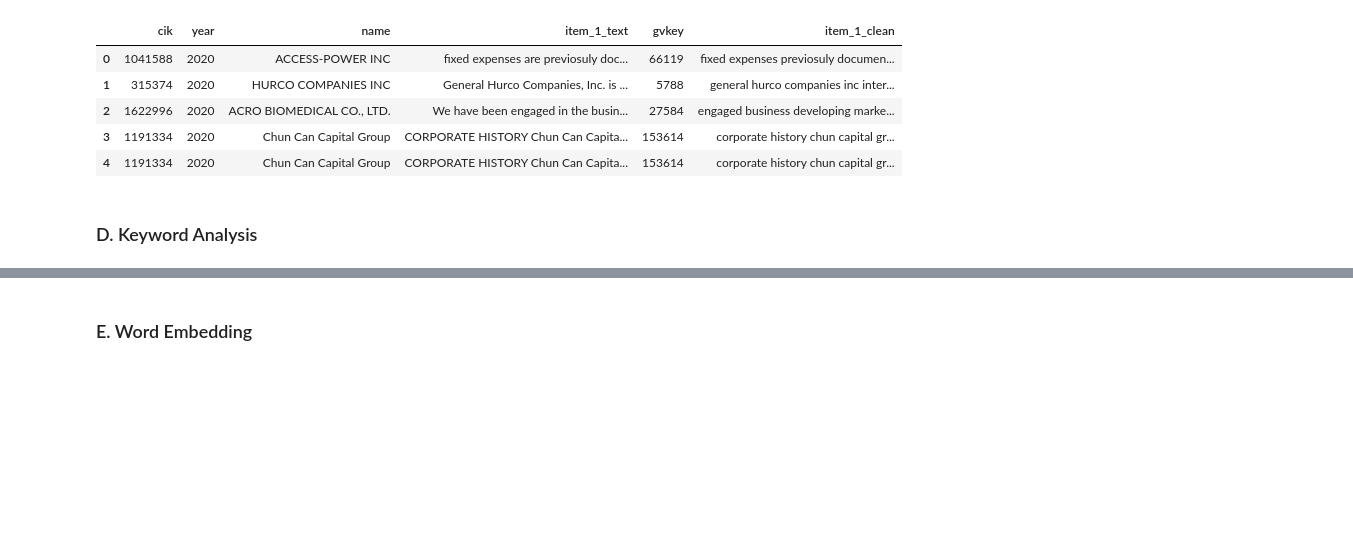
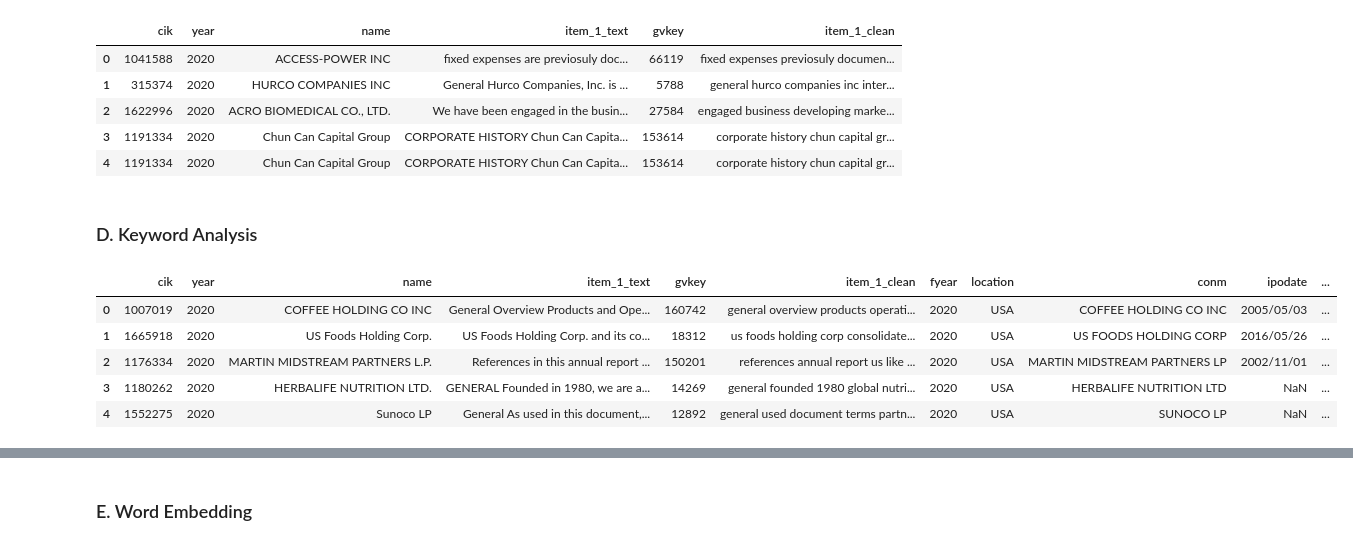
Before and after one commit to davidzc01/BAIT508_Industry_Analysis, a Jupyter notebook: Industry analysis.ipynb, the cells around one changed output, grey strips where cells are left out. Cells and saved outputs as stored; diff of their text form; code cells hidden in the pictures; blank space fills up the shorter version.

```diff
--- a/Industry analysis.ipynb
+++ b/Industry analysis.ipynb
@@ -234,3 +239,13 @@ dataFrame10K.head()
 ### D. Keyword Analysis
 # %%
 #1.	Create a new DataFrame that includes only firms in your selected industry sectors. Ensure that you merge the 10-K data with the previous "public_firm.csv" data using an inner join.
+# generated from github copilot
+df_selected_industry = pd.merge(dataFrame10K, filteredPublicFirms, left_on=['gvkey', 'year'], right_on=['gvkey', 'fyear'], how='inner')
+df_selected_industry.head()
+# %% [output]
+|  | cik | year | name | item_1_text | gvkey | item_1_clean | fyear | location | conm | ipodate | ... |
+| 0 | 1007019 | 2020 | COFFEE HOLDING CO INC | General Overview Products and Ope... | 160742 | general overview products operati... | 2020 | USA | COFFEE HOLDING CO INC | 2005/05/03 | ... |
+| 1 | 1665918 | 2020 | US Foods Holding Corp. | US Foods Holding Corp. and its co... | 18312 | us foods holding corp consolidate... | 2020 | USA | US FOODS HOLDING CORP | 2016/05/26 | ... |
+| 2 | 1176334 | 2020 | MARTIN MIDSTREAM PARTNERS L.P. | References in this annual report ... | 150201 | references annual report us like ... | 2020 | USA | MARTIN MIDSTREAM PARTNERS LP | 2002/11/01 | ... |
+| 3 | 1180262 | 2020 | HERBALIFE NUTRITION LTD. | GENERAL Founded in 1980, we are a... | 14269 | general founded 1980 global nutri... | 2020 | USA | HERBALIFE NUTRITION LTD | NaN | ... |
+| 4 | 1552275 | 2020 | Sunoco LP | General As used in this document,... | 12892 | general used document terms partn... | 2020 | USA | SUNOCO LP | NaN | ... |
```
Also changed, not shown: parts of 11 cells of this notebook, 5 other files.
